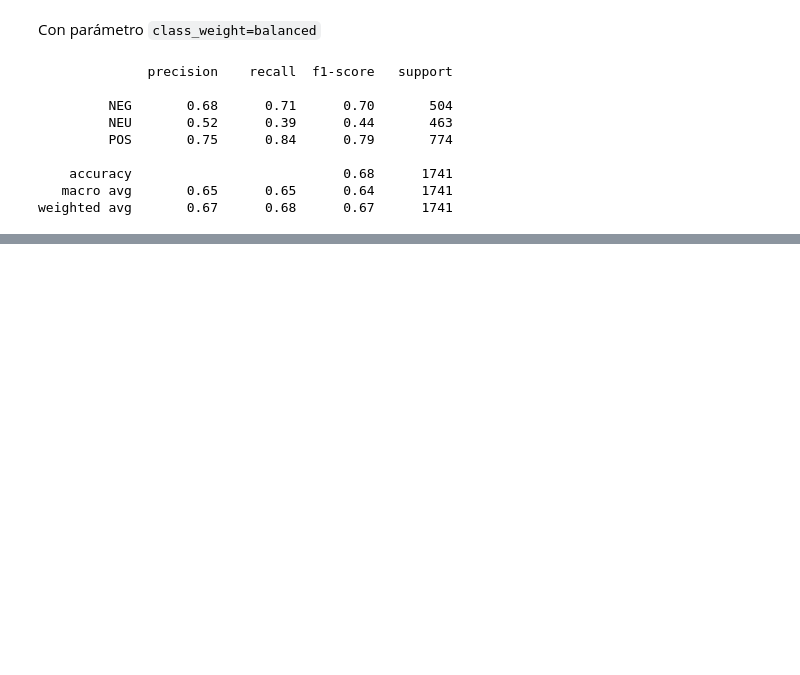
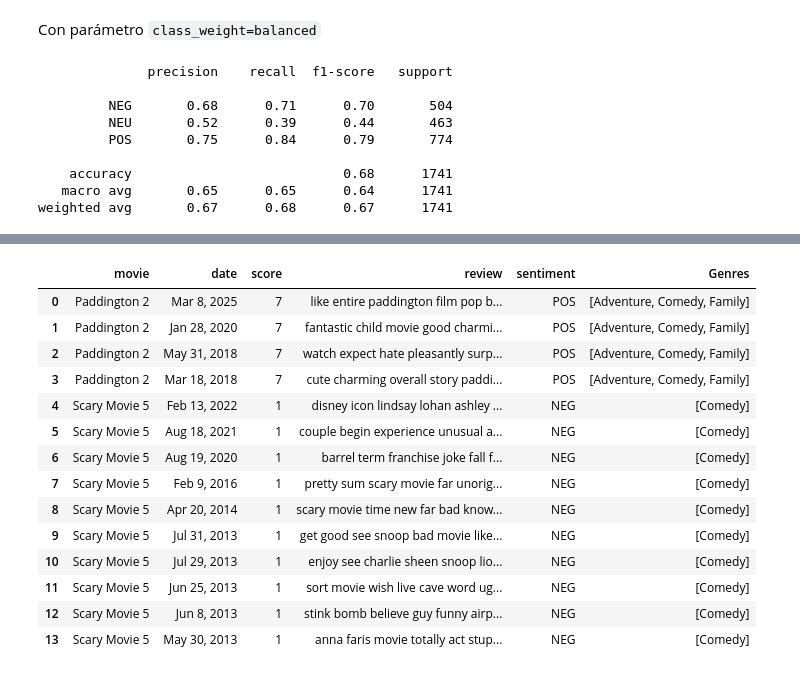
Before and after one commit to jugarbus/Proyecto_NLP, a Jupyter notebook: proyecto_NLP.ipynb, the cells around one changed output, grey strips where cells are left out. Saved outputs shown, nothing was run; the diff lists cells and outputs as text; code cells hidden in the pictures; blank space fills up the shorter version.

```diff
--- a/proyecto_NLP.ipynb
+++ b/proyecto_NLP.ipynb
@@ -924,0 +1336,5 @@ weighted avg       0.67      0.68      0.67      1741
+# %%
+import pandas as pd
+
+df_pelis = pd.read_csv("metacritic_movies/16k_Movies.csv")
+df_pelis.head()
@@ -924,0 +1367,12 @@ weighted avg       0.67      0.68      0.67      1741
+# %%
+# Hacemos un merge por las columnas que contienen el nombre de la película
+movies_df = pd.merge(
+    df[['movie']],
+    df_pelis[['Title', 'Release Date', 'Rating','Genres']],
+    left_on='movie',
+    right_on='Title',
+    how='inner'  # Solo conservar las que están en ambos
+)
+
+# Si no quieres quedarte con la columna 'Title' duplicada, puedes eliminarla
+movies_df.drop(columns=['Title'], inplace=True)
@@ -924,0 +1419,2 @@ weighted avg       0.67      0.68      0.67      1741
+# %%
+movies_df['Genres'] = movies_df.Genres.str.split(',')
@@ -924,0 +1448,12 @@ weighted avg       0.67      0.68      0.67      1741
+# %%
+userInput = [
+
+    {'movie':'Scary Movie 5', 'score':1},
+    {'movie':'Toy Story', 'score':9},
+    {'movie':'Ratatouille', 'score':8},
+    {'movie':"Western", 'score':5},
+    {'movie':'Paddington 2', 'score':7}
+    ]
+
+inputMovies = pd.DataFrame(userInput)
+inputMovies
@@ -924,0 +1467,26 @@ weighted avg       0.67      0.68      0.67      1741
+# %%
+#Filtrar las películas por título
+
+inputId = movies_df[movies_df['movie'].isin(inputMovies['movie'].tolist())]
+#Luego juntarlas para obtener el movieId. Implícitamente, lo está uniendo por título.
+inputMovies = pd.merge(inputId, inputMovies)
+#Dataframe de entrada final
+#Si una película que se agregó no se encuentra, entonces podría no estar en el dataframe
+#original o podría estar escrito de otra forma (revisar mayúscula/minúscula).
+inputMovies
+# %% [output]
+|  | movie | date | score | review | sentiment | Genres |
+| 0 | Paddington 2 | Mar 8, 2025 | 7 | like entire paddington film pop b... | POS | [Adventure, Comedy, Family] |
+| 1 | Paddington 2 | Jan 28, 2020 | 7 | fantastic child movie good charmi... | POS | [Adventure, Comedy, Family] |
+| 2 | Paddington 2 | May 31, 2018 | 7 | watch expect hate pleasantly surp... | POS | [Adventure, Comedy, Family] |
+| 3 | Paddington 2 | Mar 18, 2018 | 7 | cute charming overall story paddi... | POS | [Adventure, Comedy, Family] |
+| 4 | Scary Movie 5 | Feb 13, 2022 | 1 | disney icon lindsay lohan ashley ... | NEG | [Comedy] |
+| 5 | Scary Movie 5 | Aug 18, 2021 | 1 | couple begin experience unusual a... | NEG | [Comedy] |
+| 6 | Scary Movie 5 | Aug 19, 2020 | 1 | barrel term franchise joke fall f... | NEG | [Comedy] |
+| 7 | Scary Movie 5 | Feb 9, 2016 | 1 | pretty sum scary movie far unorig... | NEG | [Comedy] |
+| 8 | Scary Movie 5 | Apr 20, 2014 | 1 | scary movie time new far bad know... | NEG | [Comedy] |
+| 9 | Scary Movie 5 | Jul 31, 2013 | 1 | get good see snoop bad movie like... | NEG | [Comedy] |
+| 10 | Scary Movie 5 | Jul 29, 2013 | 1 | enjoy see charlie sheen snoop lio... | NEG | [Comedy] |
+| 11 | Scary Movie 5 | Jun 25, 2013 | 1 | sort movie wish live cave word ug... | NEG | [Comedy] |
+| 12 | Scary Movie 5 | Jun 8, 2013 | 1 | stink bomb believe guy funny airp... | NEG | [Comedy] |
+| 13 | Scary Movie 5 | May 30, 2013 | 1 | anna faris movie totally act stup... | NEG | [Comedy] |
```
Also changed, not shown: parts of 52 cells of this notebook.
